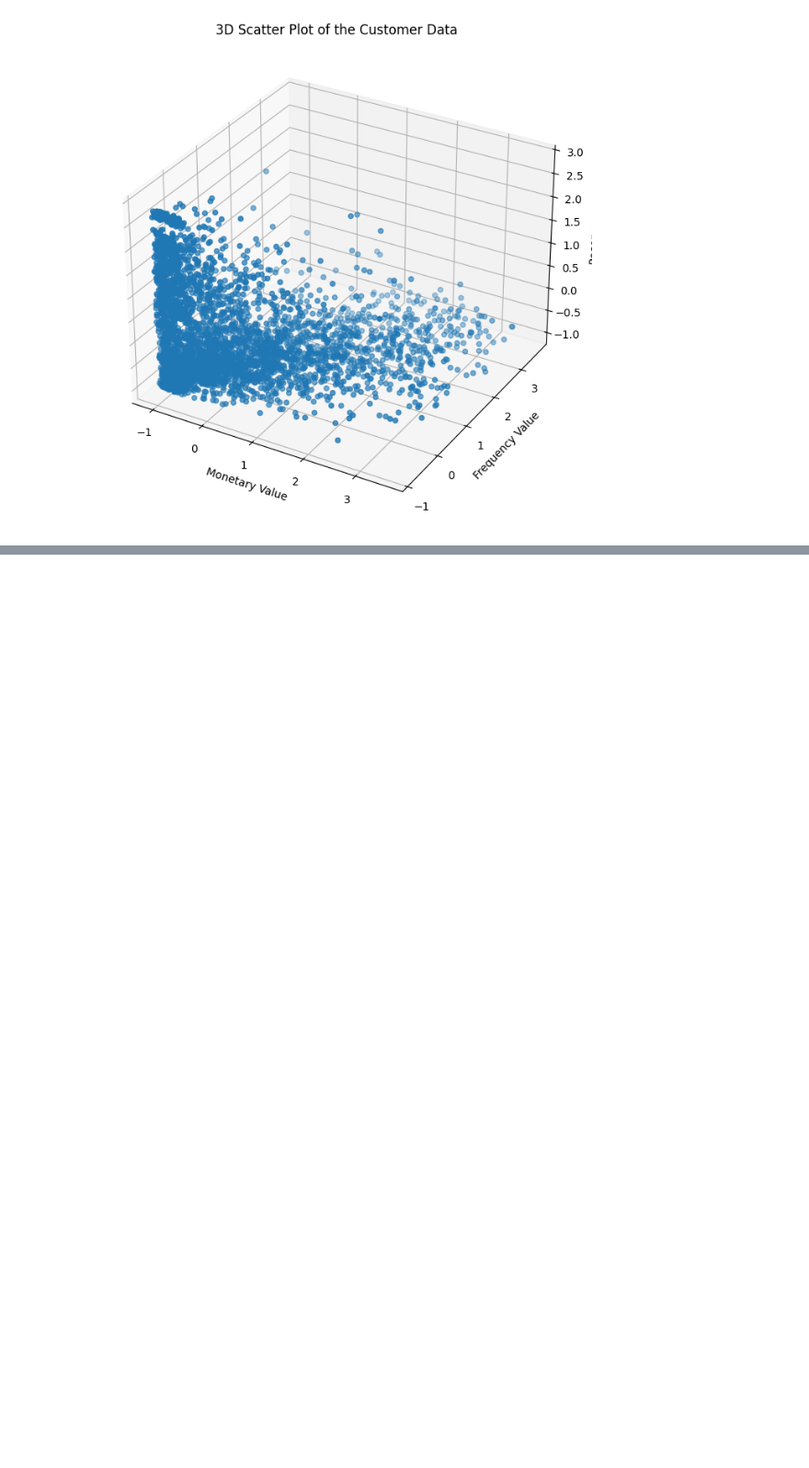
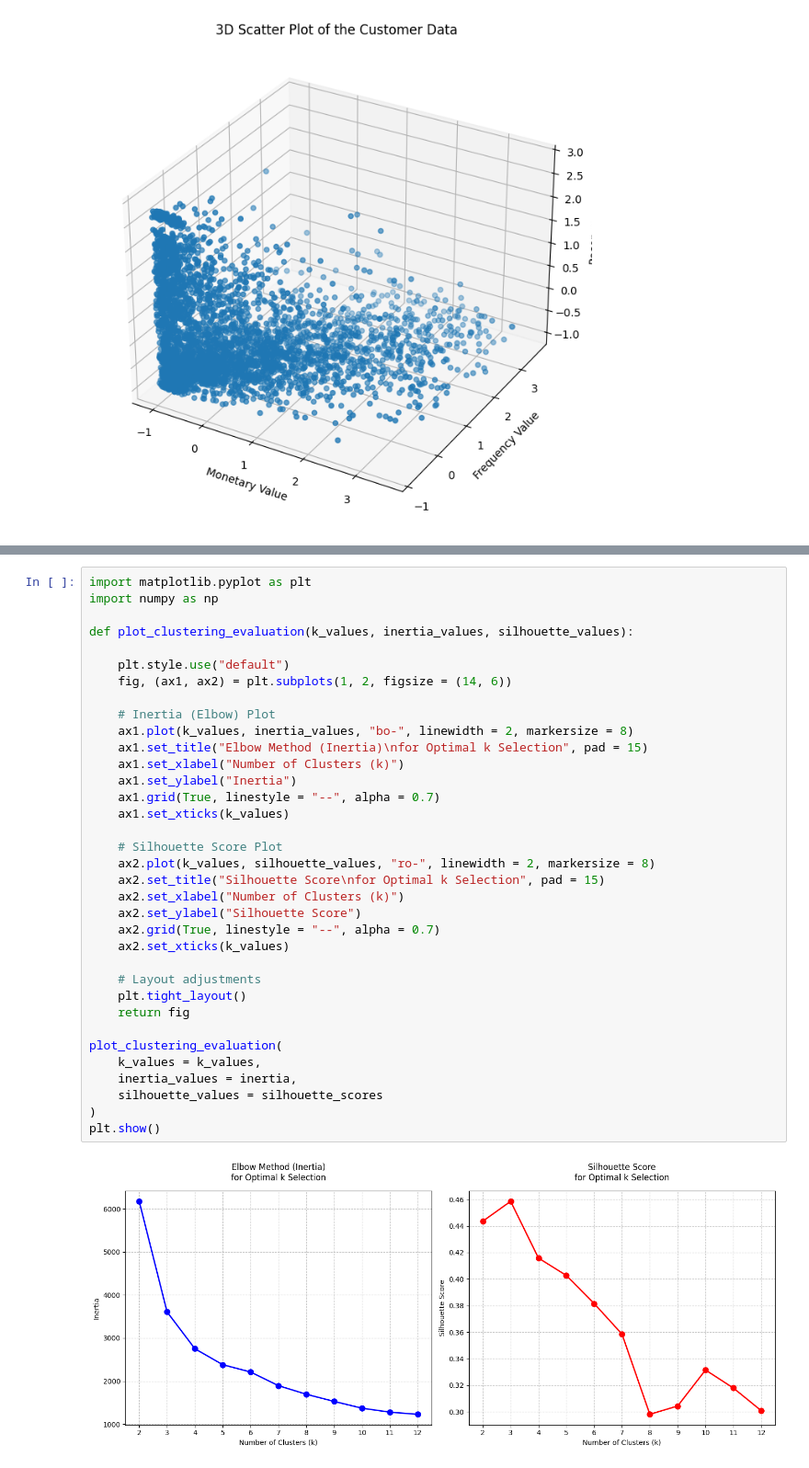
Before and after one commit to RawatRahul14/Customer-Segmentation, a Jupyter notebook: Customer_Segmentation.ipynb, the cells around one changed output, grey strips where cells are left out. Shown at 92% size. Cells and saved outputs as stored; diff of their text form; blank space fills up the shorter version.

```diff
--- a/Customer_Segmentation.ipynb
+++ b/Customer_Segmentation.ipynb
@@ -535,0 +561,37 @@ plt.show()
+# %%
+import matplotlib.pyplot as plt
+import numpy as np
+
+def plot_clustering_evaluation(k_values, inertia_values, silhouette_values):
+
+    plt.style.use("default")
+    fig, (ax1, ax2) = plt.subplots(1, 2, figsize = (14, 6))
+
+    # Inertia (Elbow) Plot
+    ax1.plot(k_values, inertia_values, "bo-", linewidth = 2, markersize = 8)
+    ax1.set_title("Elbow Method (Inertia)\nfor Optimal k Selection", pad = 15)
+    ax1.set_xlabel("Number of Clusters (k)")
+    ax1.set_ylabel("Inertia")
+    ax1.grid(True, linestyle = "--", alpha = 0.7)
+    ax1.set_xticks(k_values)
+
+    # Silhouette Score Plot
+    ax2.plot(k_values, silhouette_values, "ro-", linewidth = 2, markersize = 8)
+    ax2.set_title("Silhouette Score\nfor Optimal k Selection", pad = 15)
+    ax2.set_xlabel("Number of Clusters (k)")
+    ax2.set_ylabel("Silhouette Score")
+    ax2.grid(True, linestyle = "--", alpha = 0.7)
+    ax2.set_xticks(k_values)
+
+    # Layout adjustments
+    plt.tight_layout()
+    return fig
+
+plot_clustering_evaluation(
+    k_values = k_values,
+    inertia_values = inertia,
+    silhouette_values = silhouette_scores
+)
+plt.show()
+# %% [output]
+[figure, added]
```
Also changed, not shown: parts of 20 cells of this notebook.
